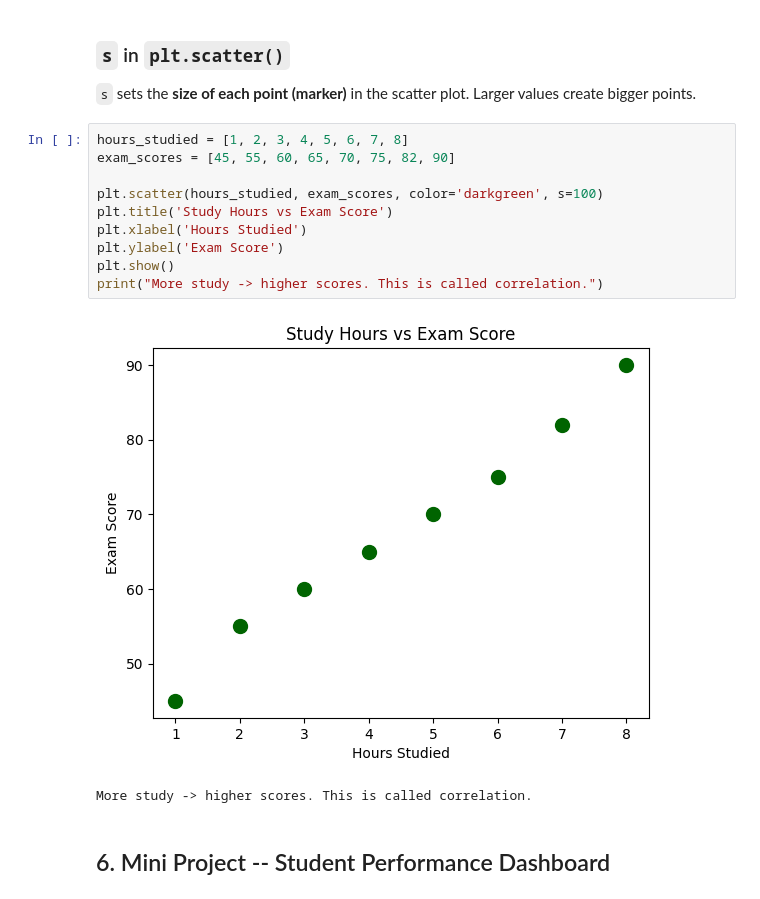
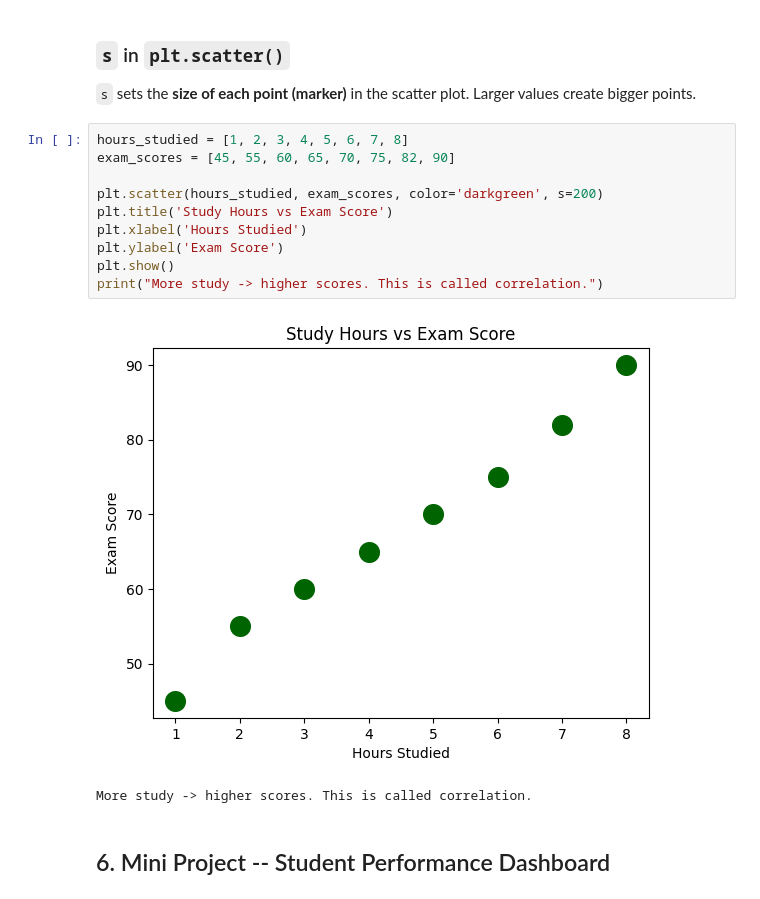
Before and after one commit to hvprajapati/AI_ML-108-Days, a Jupyter notebook: day 27 - matplotlib/Python_Matplotlib_Masterclass.ipynb, the cells around one changed output. Saved outputs shown, nothing was run; the diff lists cells and outputs as text.

```diff
--- a/day 27 - matplotlib/Python_Matplotlib_Masterclass.ipynb
+++ b/day 27 - matplotlib/Python_Matplotlib_Masterclass.ipynb
@@ -92,15 +92,15 @@ plt.show()
 # %%
 hours_studied = [1, 2, 3, 4, 5, 6, 7, 8]
 exam_scores = [45, 55, 60, 65, 70, 75, 82, 90]
 
-plt.scatter(hours_studied, exam_scores, color='darkgreen', s=100)
+plt.scatter(hours_studied, exam_scores, color='darkgreen', s=200)
 plt.title('Study Hours vs Exam Score')
 plt.xlabel('Hours Studied')
 plt.ylabel('Exam Score')
 plt.show()
 print("More study -> higher scores. This is called correlation.")
 # %% [output]
-[figure, old version]
+[figure, new version]
 More study -> higher scores. This is called correlation.
 # %% [markdown]
 ## 6. Mini Project -- Student Performance Dashboard
```
Also changed, not shown: parts of 1 cell of this notebook, 19 other files.
